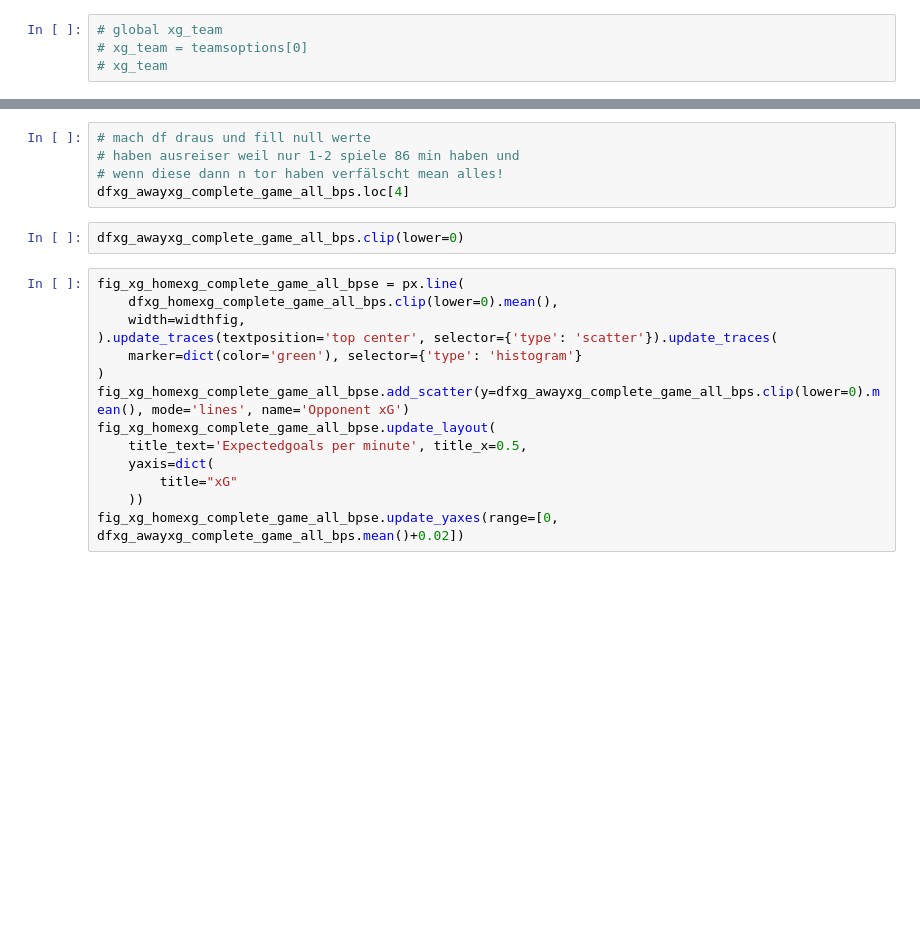
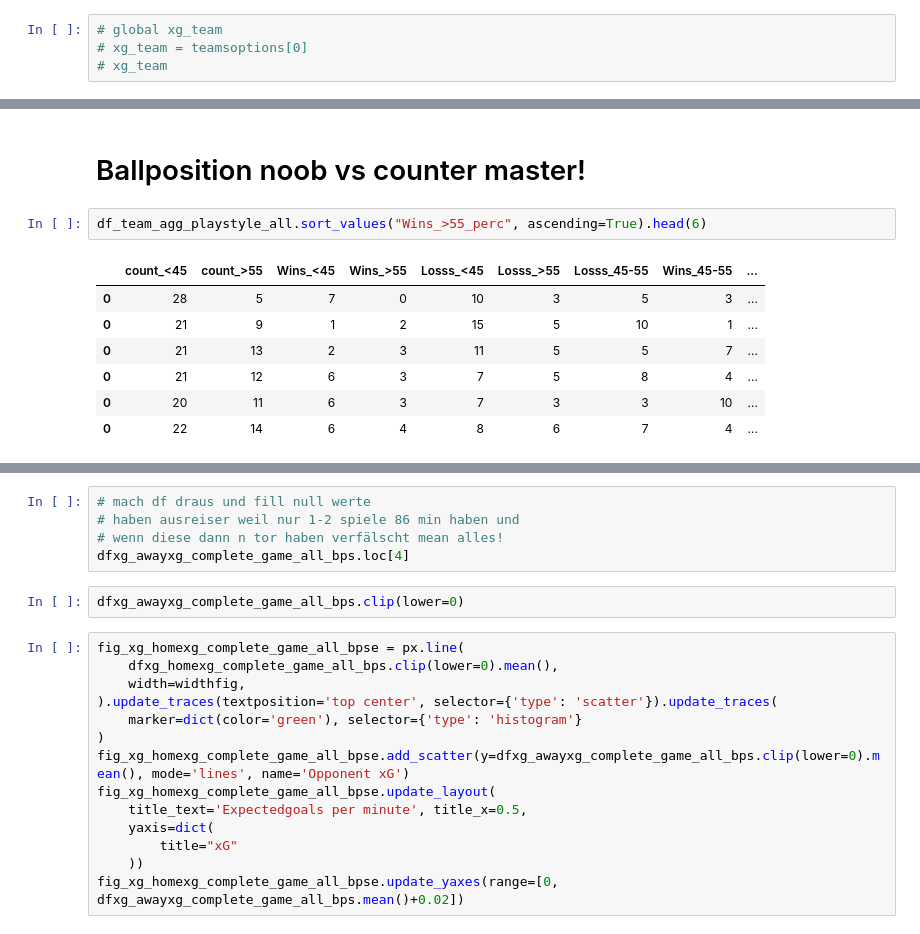
Before and after one commit to mgebele/football_stats, a Jupyter notebook: football_live.ipynb, the cells around one changed output, grey strips where cells are left out. Drawn from its saved outputs; the diff is of its cells as text; blank space fills up the shorter version.

```diff
--- a/football_live.ipynb
+++ b/football_live.ipynb
@@ -881,0 +870,12 @@ df_team_agg_playstyle_all.sort_values("Losss_<45", ascending=False)
+# %% [markdown]
+# Ballposition noob vs counter master!
+# %%
+df_team_agg_playstyle_all.sort_values("Wins_>55_perc", ascending=True).head(6)
+# %% [output]
+|  | count_<45 | count_>55 | Wins_<45 | Wins_>55 | Losss_<45 | Losss_>55 | Losss_45-55 | Wins_45-55 | ... |
+| 0 | 28 | 5 | 7 | 0 | 10 | 3 | 5 | 3 | ... |
+| 0 | 21 | 9 | 1 | 2 | 15 | 5 | 10 | 1 | ... |
+| 0 | 21 | 13 | 2 | 3 | 11 | 5 | 5 | 7 | ... |
+| 0 | 21 | 12 | 6 | 3 | 7 | 5 | 8 | 4 | ... |
+| 0 | 20 | 11 | 6 | 3 | 7 | 3 | 3 | 10 | ... |
+| 0 | 22 | 14 | 6 | 4 | 8 | 6 | 7 | 4 | ... |
```
Also changed, not shown: parts of 16 cells of this notebook, 1 other file.
